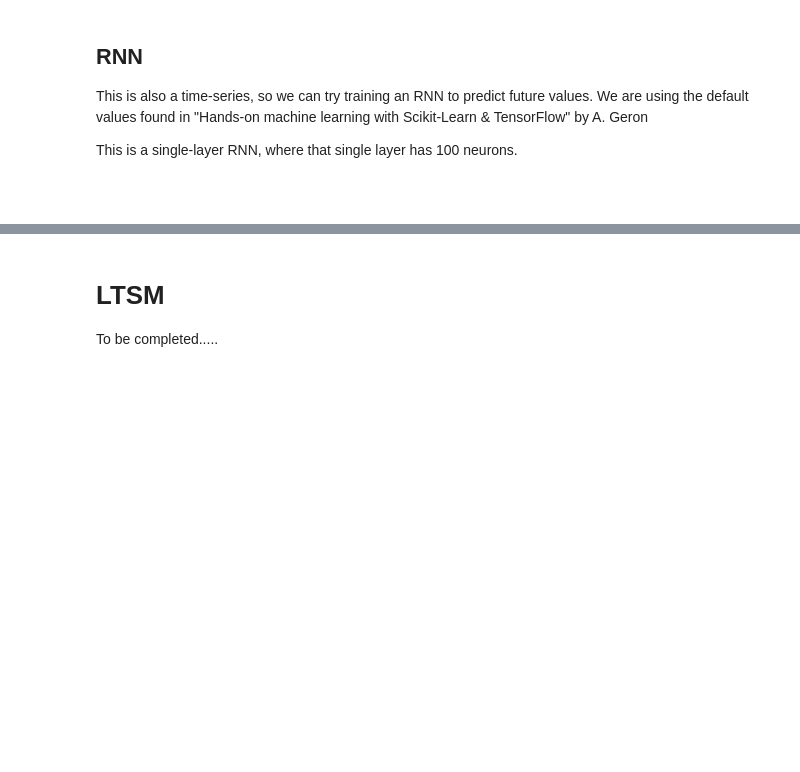
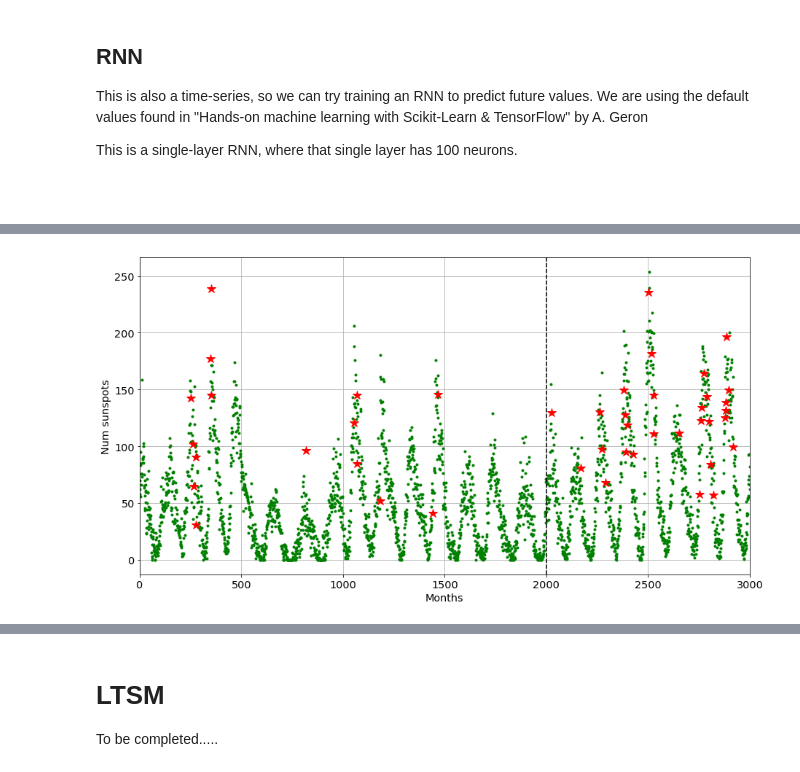
Before and after one commit to kiwidamien/sunspots, a Jupyter notebook: sunspot anomoly detection.ipynb, the cells around one changed output, grey strips where cells are left out. Drawn from its saved outputs; the diff is of its cells as text; code cells hidden in the pictures; blank space fills up the shorter version.

```diff
--- a/sunspot anomoly detection.ipynb
+++ b/sunspot anomoly detection.ipynb
@@ -201,3 +202,24 @@ np.std(residual)
+# %%
+def label_anomalies(residual, num_sigma):
+    std = np.std(residual)
+    return [(index, r) for index, r in enumerate(residual) if abs(r) > num_sigma *std ]
+
+plt.figure(figsize = (15,8))
+plt.plot(sunspot_data['month'],sunspot_data['sunspots'],'g.')
+plt.xlim(0,3000)
+plt.xlabel('Months')
+plt.ylabel('Num sunspots')
+
+anomalies = label_anomalies(residual, 3.0)
+x_anomaly = [n_steps + s[0] for s in anomalies]
+y_anomaly = [Ya[x] for x in x_anomaly]
+
+plt.plot(x_anomaly, y_anomaly,'r*', markersize = 12)
+plt.axvline(x=n_train, color='k', linestyle='--')
+
+plt.grid(True)
+# %% [output]
+[figure, added]
 # %%
 resFFT    = np.fft.fft(residual)
 freq = np.fft.fftfreq(len(residual), 1)
```
Also changed, not shown: parts of 8 cells of this notebook.
